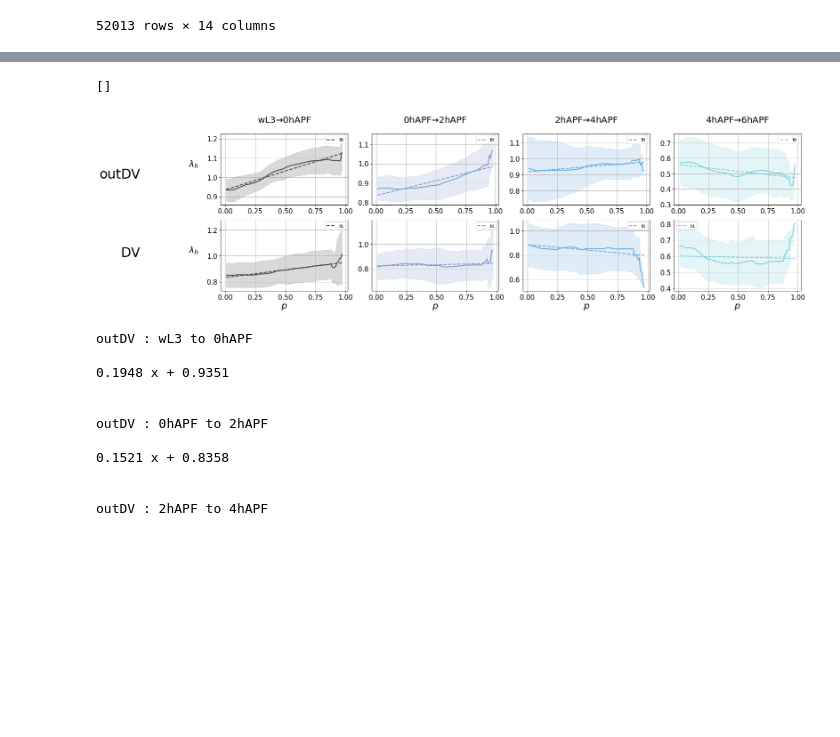
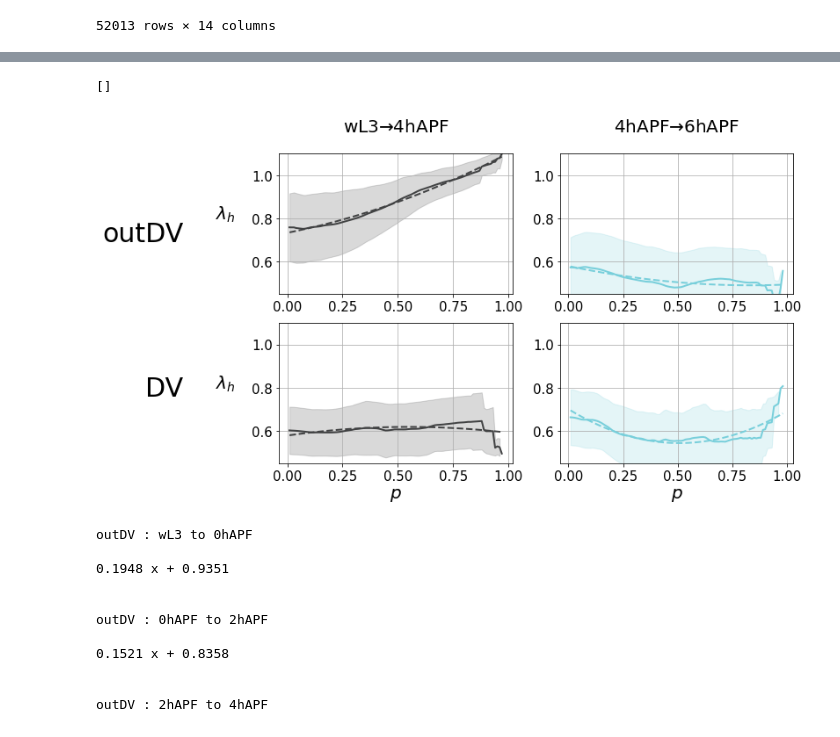
Before and after one commit to abhijeetkrishna/-WingDiscEversion_theory, a Jupyter notebook: data_analysis/prop_comparison_analysis.ipynb, the cells around one changed output, grey strips where cells are left out. Saved outputs shown, nothing was run; the diff lists cells and outputs as text; code cells hidden in the pictures; blank space fills up the shorter version.

```diff
--- a/data_analysis/prop_comparison_analysis.ipynb
+++ b/data_analysis/prop_comparison_analysis.ipynb
@@ -1351,14 +1335,14 @@ for i in range(nbrows):
             xlabel = r'$p$'
         if roi == 'DV':
             xticks = [0, 0.25, 0.5, 0.75, 1]
-            yticks = [1, 1.5, 2.0]
+            #yticks = [1, 1.5, 2.0]
             #xlim = (0,155)
-            ylim = (0.7, 2.05)
+            ylim = (0.8, 1.6)
         else:
             xticks = [0, 0.25, 0.5, 0.75, 1]
-            yticks = [1, 1.2, 1.4,]
+            #yticks = [1, 1.2, 1.4,]
             #xlim = (0,780)
-            ylim = (0.8, 1.5)
+            ylim = (0.8, 1.6)
 
         ax = get_subplot(ax, df = None,#k_diff,
                          stat_df=k_diff_stat, query_str = query_str, x_col = 'ref_pathlength_scaled_beta_mean', y_col = 'lambda_rearrangement',
@@ -1374,7 +1358,7 @@ for i in range(nbrows):
                          xticks = xticks, yticks = yticks, xlim = xlim, ylim = ylim,
                          mean_linestyle='--',error_style = None, mean_label = 'fit'
                         )
-        ax.legend()
+        #ax.legend()
         ax.grid()
 
 
@@ -1707,8 +1691,8 @@ k_dist_offset = df.groupby(['discName']).k_dist.agg('min')#.reset_index().set_in
 
 
 #scale pathlength
-#pathlength_max = df_pool_k.groupby(['discName']).k_dist_pathlength.agg('max')
-#df_pool_k['pathlength_scaled'] = df_pool_k['k_dist_pathlength']/pathlength_max[df_pool_k['discName'].values].values
+pathlength_max = df_pool_k.groupby(['discName']).k_dist_pathlength.agg('max')
+df_pool_k['pathlength_scaled'] = df_pool_k['k_dist_pathlength']/pathlength_max[df_pool_k['discName'].values].values
 # %%
 groupby_cols = ['devstage', 'region', 'k_dist']
 #here we pool discs within a devstage and calculate the mean and std
@@ -1941,13 +1926,13 @@ main_ax.set_xticks([])
 # %%
 devstage_combinations = pd.DataFrame({'devstage_init':[#'96hAEL',
-                                                       #'wL3',
-                                                       #'4hAPF',
-                                                       'wL3','0hAPF','2hAPF', '4hAPF'
+                                                       'wL3',
+                                                       '4hAPF',
+                                                       #'wL3','0hAPF','2hAPF', '4hAPF'
                                                       ],
                                      'devstage_final':[#'upcrawling',
-                                                       #'4hAPF',
-                                                       #'6hAPF',
-                                                       '0hAPF','2hAPF','4hAPF', '6hAPF'
+                                                       '4hAPF',
+                                                       '6hAPF',
+                                                       #'0hAPF','2hAPF','4hAPF', '6hAPF'
                                                       ],}
                                     )
 
@@ -1955,7 +1940,7 @@ prop = 'height'
 
 
 [height_diff, height_diff_stat] = get_prop_diff_vs_dist(df_pool_k, prop = prop,operation = 'divide',
-                                                   devstage_combinations=devstage_combinations, fit_deg=1
+                                                   devstage_combinations=devstage_combinations, fit_deg=2
                                               )
 # %%
 #rois = ['outDV', 'DV']
@@ -2006,12 +1991,12 @@ for i in range(nbrows):
             xticks = [0, 0.25, 0.5, 0.75, 1]
             #yticks = [0.8,0.9,1,1.1, 1.2 ]
             #xlim = (0,155)
-            #ylim = (0.79, 1.21)
+            ylim = (0.45, 1.1)
         else:
             xticks = [0, 0.25, 0.5, 0.75, 1]
             #yticks = [0.8, 0.9, 1, 1.1, 1.2]
             #xlim = (0,780)
-            #ylim = (0.79, 1.21)
+            ylim = (0.45, 1.1)
 
         ax = get_subplot(ax, df = None, #el_diff,
                          stat_df = height_diff_stat, query_str = query_str, x_col = 'dist_beta', y_col = prop+'_diff',
@@ -2029,7 +2014,7 @@ for i in range(nbrows):
                          error_style = None, mean_label = 'fit'
                         )
 
-        ax.legend()
+        #ax.legend()
         ax.grid()
 
 
@@ -2040,34 +2025,34 @@ plt.ylabel('', fontsize = 40, labelpad = 70, rotation = 0)
 
 plt.xlim(-0.5,nbcols -0.5)
 plt.ylim(-0.5, nbrows -0.5)
 
 #tick_intervals_x = col_vals
 tick_intervals_y = [0, 1]
 
 #tick_intervals_x_str = [str(round(x,2)) for x in tick_intervals_x]
 tick_intervals_y_str = ['DV', 'outDV']
 
 main_ax.tick_params(axis=u'both', which=u'both', length = 0, labelsize = 15,
                     pad = 50, # if two columns
                     #pad = 30, #if four columns
                     rotation = 0)
 
 #plt.xticks(range(len(col_vals)), tick_intervals_x_str, fontsize = 40)
 main_ax.set_yticks(tick_intervals_y)
 main_ax.set_yticklabels(tick_intervals_y_str, fontsize = 30, x = -0.1)
 
 #main_ax.axvline(x = 0.42, color = 'blue', linewidth = 5)
 
 main_ax.set_xticks([])
 #plt.yticks([], [], fontsize = 40)
 
 
 
 #os.makedirs('plots/',exist_ok=True)
 #plt.savefig('plots/DDk_Dt_twoPanels.pdf', bbox_inches = 'tight')
 # %% [output]
 []
-[figure, old version]
+[figure, new version]
 # %%
 #Printing the fit lines
 
```
Also changed, not shown: parts of 6 cells of this notebook, 3 other files.
